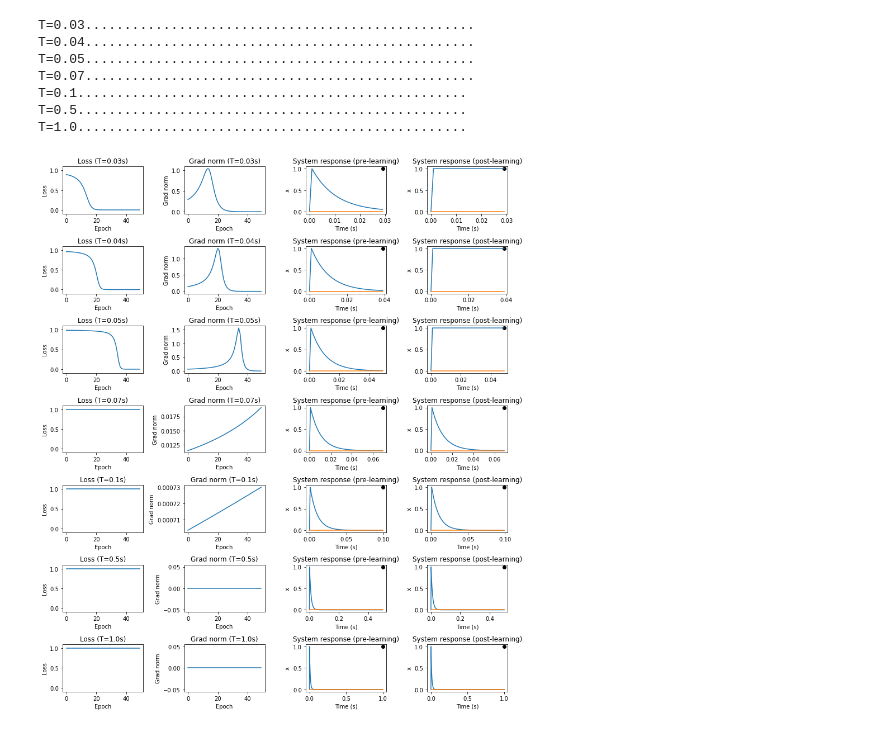
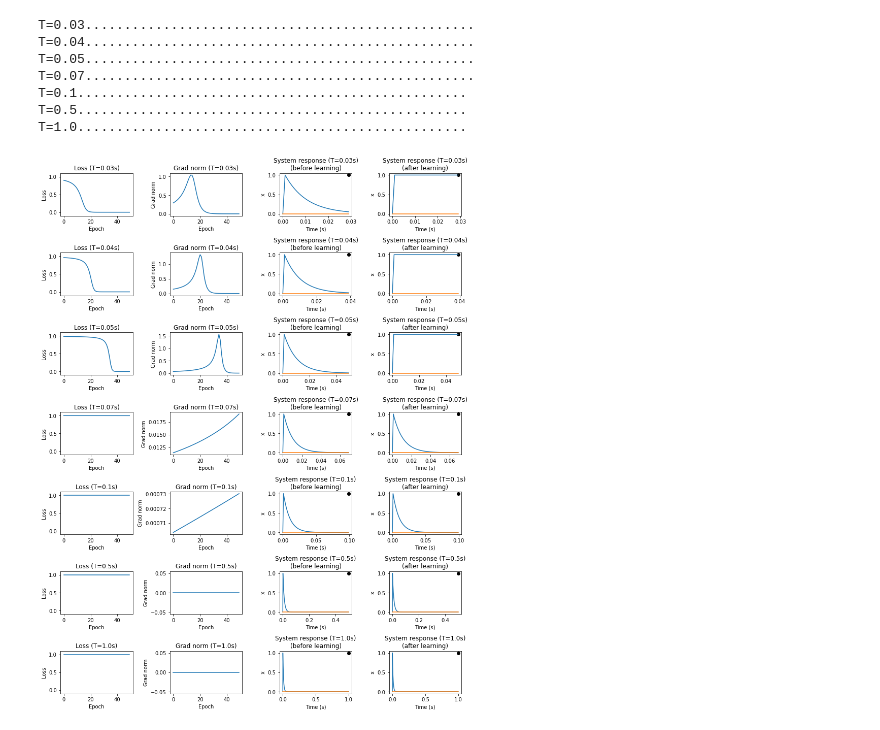
Before and after one commit to rkp8000/etudes, a Jupyter notebook: rnn_bptt_jax.ipynb, the cells around one changed output. Drawn from its saved outputs; the diff is of its cells as text; code cells hidden in the pictures.

```diff
--- a/rnn_bptt_jax.ipynb
+++ b/rnn_bptt_jax.ipynb
@@ -158,32 +158,32 @@ T=0.1..................................................
 T=0.5..................................................
 T=1.0..................................................
 # %%
-fig, axs = plt.subplots(len(TS), 4, figsize=(12, 2*len(TS)), tight_layout=True)
+fig, axs = plt.subplots(len(TS), 4, figsize=(12, 2.2*len(TS)), tight_layout=True)
 for T, t, u, Js, losses, grads, axs_ in zip(TS, ts_all, us_all, Js_all, losses_all, grads_all, axs):
 
     axs_[0].plot(losses)
     axs_[0].set_ylim(-.1, 1.1)
     axs_[0].set_xlabel('Epoch')
     axs_[0].set_ylabel('Loss')
     axs_[0].set_title(f'Loss (T={T}s)')
 
     axs_[1].plot([jnp.linalg.norm(grad) for grad in grads])
     axs_[1].set_xlabel('Epoch')
     axs_[1].set_ylabel('Grad norm')
     axs_[1].set_title(f'Grad norm (T={T}s)')
 
     x = scan(partial(f, tau=TAU, J=J_0), X_0, u)[1]
     axs_[2].plot(t, x)
     axs_[2].scatter(t[-1], TARG, c='k')
     axs_[2].set_xlabel('Time (s)')
     axs_[2].set_ylabel('x')
-    axs_[2].set_title('System response (pre-learning)')
+    axs_[2].set_title(f'System response (T={T}s)\n(before learning)')
 
     x = scan(partial(f, tau=TAU, J=Js[-1]), X_0, u)[1]
     axs_[3].plot(t, x)
     axs_[3].scatter(t[-1], TARG, c='k')
     axs_[3].set_xlabel('Time (s)')
     axs_[3].set_ylabel('x')
-    axs_[3].set_title('System response (post-learning)')
+    axs_[3].set_title(f'System response (T={T}s)\n(after learning)')
 # %% [output]
-[figure, old version]
+[figure, new version]
```
Also changed, not shown: parts of 1 cell of this notebook.
